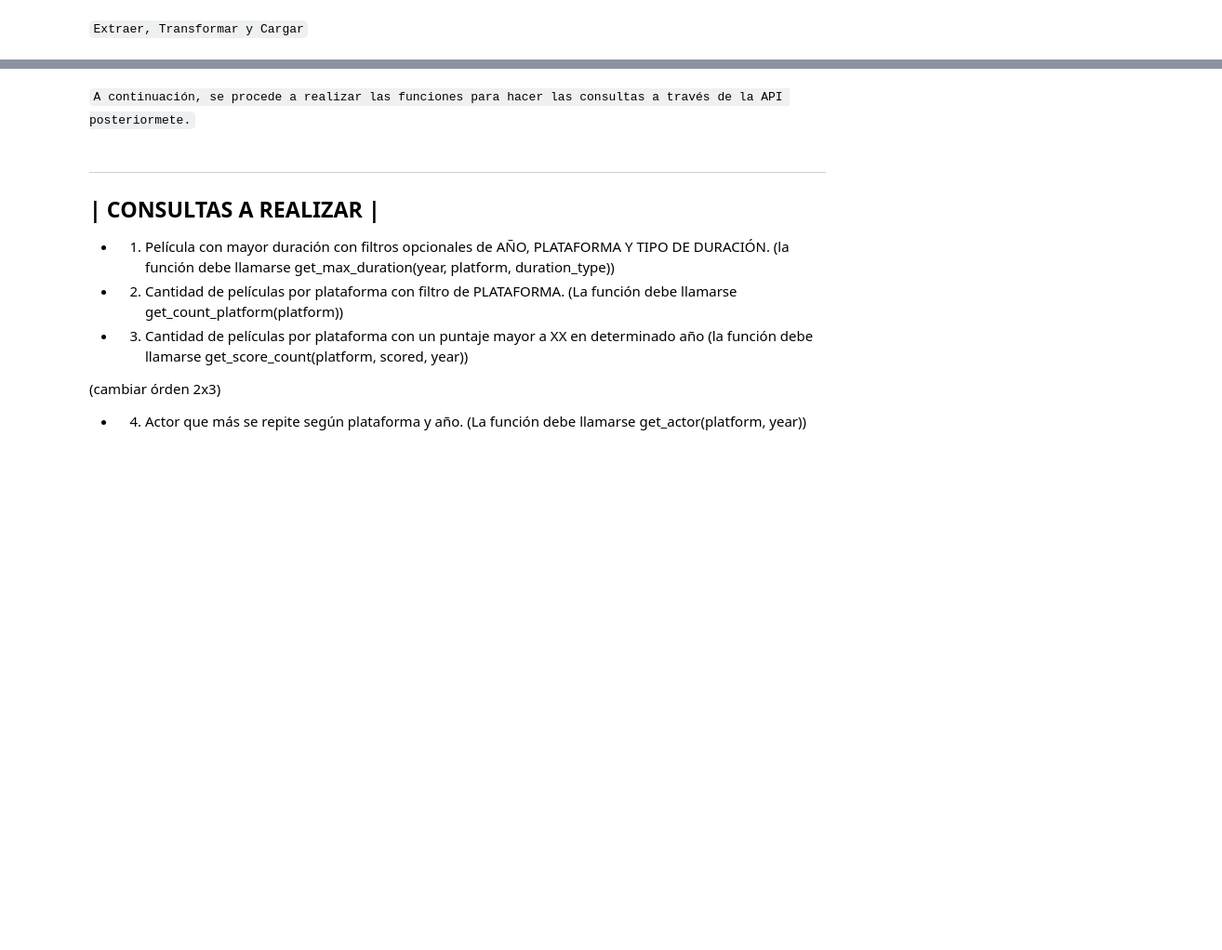
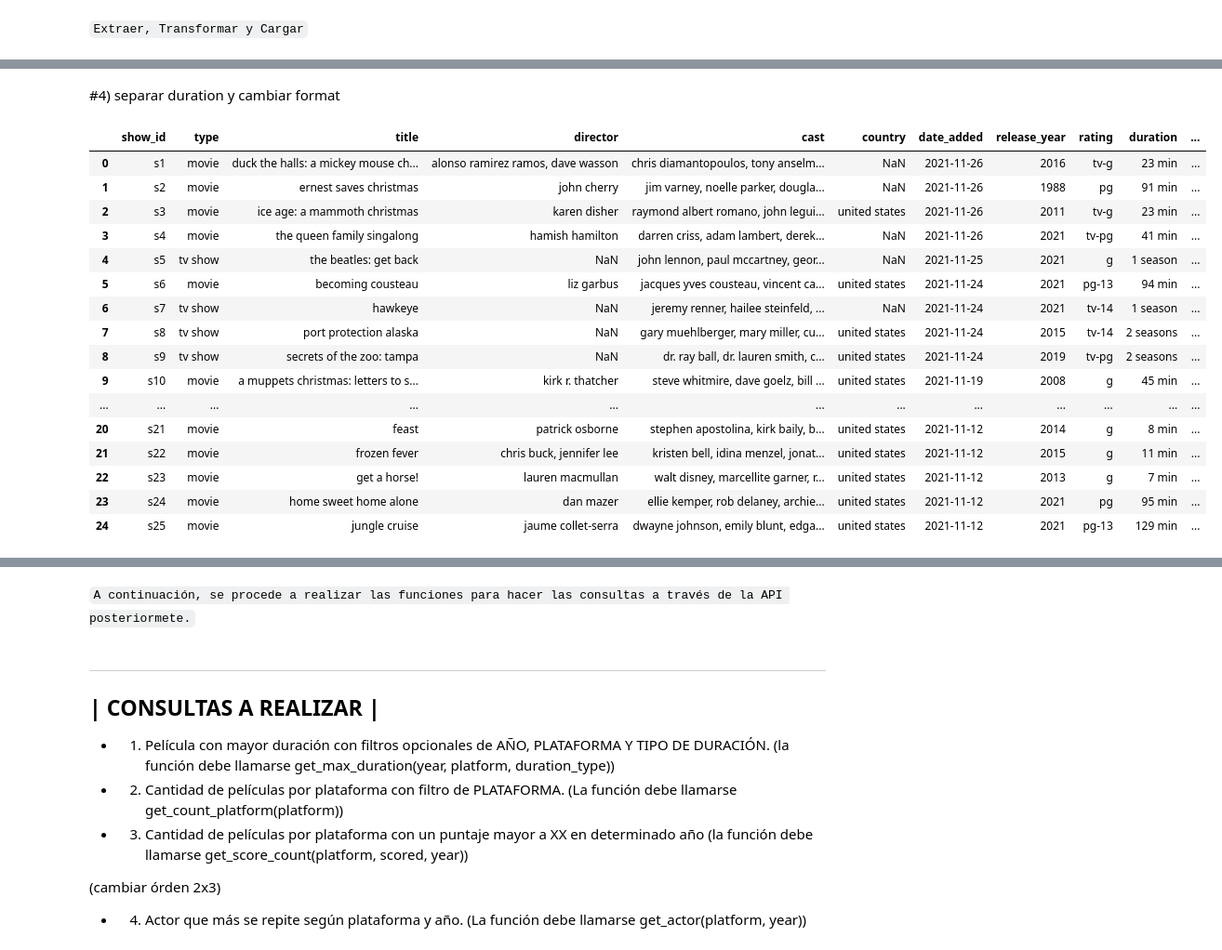
Before and after one commit to RocioAldanaMendez/Streaming_Plataforms, a Jupyter notebook: EDA_and_ETL.ipynb, the cells around one changed output, grey strips where cells are left out. Shown: that part at 93% size. Saved outputs shown, nothing was run; the diff lists cells and outputs as text; code cells hidden in the pictures; blank space fills up the shorter version.

```diff
--- a/EDA_and_ETL.ipynb
+++ b/EDA_and_ETL.ipynb
@@ -374,0 +413,4 @@ PermissionError: [Errno 13] Permission denied: 'C:/Users/rocio/OneDrive/Escritor
+# %%
+plataformas['date_added'] = plataformas['date_added'].str.lstrip()
+# %%
+plataformas['date_added'] = pd.to_datetime(plataformas['date_added'], format='%B %d, %Y').dt.strftime('%Y-%m-%d')
@@ -374,0 +426,3 @@ PermissionError: [Errno 13] Permission denied: 'C:/Users/rocio/OneDrive/Escritor
+# %%
+#Los campos de texto deberán estar en minuscula
+plataformas = plataformas.applymap(lambda s: s.lower() if type(s) == str else s)
@@ -374,0 +438,24 @@ PermissionError: [Errno 13] Permission denied: 'C:/Users/rocio/OneDrive/Escritor
+# %% [markdown]
+#4) separar duration y cambiar format
+# %%
+plataformas[['duration_int', 'duration_type']] = plataformas['duration'].str.split(' ', 1, expand=True)
+# %%
+plataformas.head(25)
+# %% [output]
+|  | show_id | type | title | director | cast | country | date_added | release_year | rating | duration | ... |
+| 0 | s1 | movie | duck the halls: a mickey mouse ch... | alonso ramirez ramos, dave wasson | chris diamantopoulos, tony anselm... | NaN | 2021-11-26 | 2016 | tv-g | 23 min | ... |
+| 1 | s2 | movie | ernest saves christmas | john cherry | jim varney, noelle parker, dougla... | NaN | 2021-11-26 | 1988 | pg | 91 min | ... |
+| 2 | s3 | movie | ice age: a mammoth christmas | karen disher | raymond albert romano, john legui... | united states | 2021-11-26 | 2011 | tv-g | 23 min | ... |
+| 3 | s4 | movie | the queen family singalong | hamish hamilton | darren criss, adam lambert, derek... | NaN | 2021-11-26 | 2021 | tv-pg | 41 min | ... |
+| 4 | s5 | tv show | the beatles: get back | NaN | john lennon, paul mccartney, geor... | NaN | 2021-11-25 | 2021 | g | 1 season | ... |
+| 5 | s6 | movie | becoming cousteau | liz garbus | jacques yves cousteau, vincent ca... | united states | 2021-11-24 | 2021 | pg-13 | 94 min | ... |
+| 6 | s7 | tv show | hawkeye | NaN | jeremy renner, hailee steinfeld, ... | NaN | 2021-11-24 | 2021 | tv-14 | 1 season | ... |
+| 7 | s8 | tv show | port protection alaska | NaN | gary muehlberger, mary miller, cu... | united states | 2021-11-24 | 2015 | tv-14 | 2 seasons | ... |
+| 8 | s9 | tv show | secrets of the zoo: tampa | NaN | dr. ray ball, dr. lauren smith, c... | united states | 2021-11-24 | 2019 | tv-pg | 2 seasons | ... |
+| 9 | s10 | movie | a muppets christmas: letters to s... | kirk r. thatcher | steve whitmire, dave goelz, bill ... | united states | 2021-11-19 | 2008 | g | 45 min | ... |
+| ... | ... | ... | ... | ... | ... | ... | ... | ... | ... | ... | ... |
+| 20 | s21 | movie | feast | patrick osborne | stephen apostolina, kirk baily, b... | united states | 2021-11-12 | 2014 | g | 8 min | ... |
+| 21 | s22 | movie | frozen fever | chris buck, jennifer lee | kristen bell, idina menzel, jonat... | united states | 2021-11-12 | 2015 | g | 11 min | ... |
+| 22 | s23 | movie | get a horse! | lauren macmullan | walt disney, marcellite garner, r... | united states | 2021-11-12 | 2013 | g | 7 min | ... |
+| 23 | s24 | movie | home sweet home alone | dan mazer | ellie kemper, rob delaney, archie... | united states | 2021-11-12 | 2021 | pg | 95 min | ... |
+| 24 | s25 | movie | jungle cruise | jaume collet-serra | dwayne johnson, emily blunt, edga... | united states | 2021-11-12 | 2021 | pg-13 | 129 min | ... |
```
Also changed, not shown: parts of 77 cells of this notebook, 13 other files.
